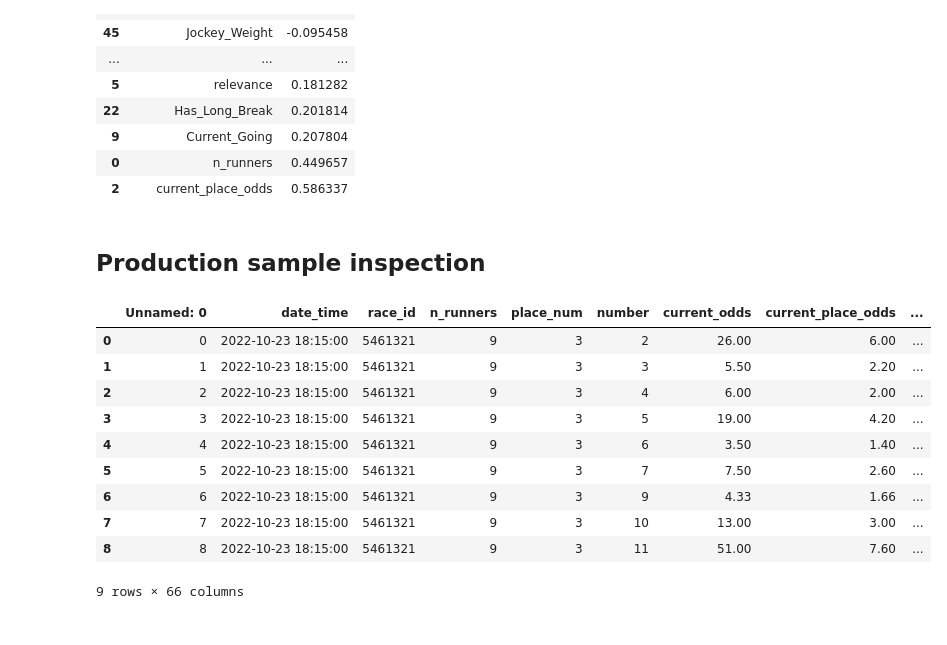
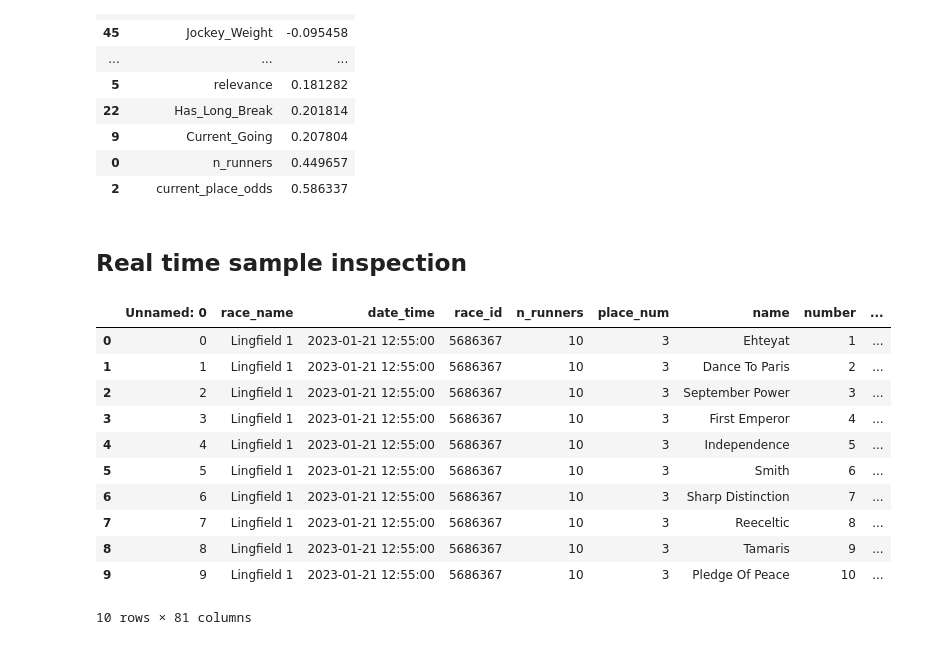
Before and after one commit to Dateb/WageringSystem, a Jupyter notebook: notebooks/EDA.ipynb, the cells around one changed output. Saved outputs shown, nothing was run; the diff lists cells and outputs as text; code cells hidden in the pictures.

```diff
--- a/notebooks/EDA.ipynb
+++ b/notebooks/EDA.ipynb
@@ -145,22 +145,23 @@ See the caveats in the documentation: https://pandas.pydata.org/pandas-docs/stab
 | 0 | n_runners | 0.449657 |
 | 2 | current_place_odds | 0.586337 |
 # %% [markdown]
-## Production sample inspection
+## Real time sample inspection
 # %%
 import pandas as pd
 
-production_race_df = pd.read_csv("../data/production_race_5461321.csv")
+real_time_sample_df = pd.read_csv("../data/logs/samples/real_time_5686367")
 
-production_race_df
+real_time_sample_df
 # %% [output]
-|  | Unnamed: 0 | date_time | race_id | n_runners | place_num | number | current_odds | current_place_odds | ... |
-| 0 | 0 | 2022-10-23 18:15:00 | 5461321 | 9 | 3 | 2 | 26.00 | 6.00 | ... |
-| 1 | 1 | 2022-10-23 18:15:00 | 5461321 | 9 | 3 | 3 | 5.50 | 2.20 | ... |
-| 2 | 2 | 2022-10-23 18:15:00 | 5461321 | 9 | 3 | 4 | 6.00 | 2.00 | ... |
-| 3 | 3 | 2022-10-23 18:15:00 | 5461321 | 9 | 3 | 5 | 19.00 | 4.20 | ... |
-| 4 | 4 | 2022-10-23 18:15:00 | 5461321 | 9 | 3 | 6 | 3.50 | 1.40 | ... |
-| 5 | 5 | 2022-10-23 18:15:00 | 5461321 | 9 | 3 | 7 | 7.50 | 2.60 | ... |
-| 6 | 6 | 2022-10-23 18:15:00 | 5461321 | 9 | 3 | 9 | 4.33 | 1.66 | ... |
-| 7 | 7 | 2022-10-23 18:15:00 | 5461321 | 9 | 3 | 10 | 13.00 | 3.00 | ... |
-| 8 | 8 | 2022-10-23 18:15:00 | 5461321 | 9 | 3 | 11 | 51.00 | 7.60 | ... |
+|  | Unnamed: 0 | race_name | date_time | race_id | n_runners | place_num | name | number | ... |
+| 0 | 0 | Lingfield 1 | 2023-01-21 12:55:00 | 5686367 | 10 | 3 | Ehteyat | 1 | ... |
+| 1 | 1 | Lingfield 1 | 2023-01-21 12:55:00 | 5686367 | 10 | 3 | Dance To Paris | 2 | ... |
+| 2 | 2 | Lingfield 1 | 2023-01-21 12:55:00 | 5686367 | 10 | 3 | September Power | 3 | ... |
+| 3 | 3 | Lingfield 1 | 2023-01-21 12:55:00 | 5686367 | 10 | 3 | First Emperor | 4 | ... |
+| 4 | 4 | Lingfield 1 | 2023-01-21 12:55:00 | 5686367 | 10 | 3 | Independence | 5 | ... |
+| 5 | 5 | Lingfield 1 | 2023-01-21 12:55:00 | 5686367 | 10 | 3 | Smith | 6 | ... |
+| 6 | 6 | Lingfield 1 | 2023-01-21 12:55:00 | 5686367 | 10 | 3 | Sharp Distinction | 7 | ... |
+| 7 | 7 | Lingfield 1 | 2023-01-21 12:55:00 | 5686367 | 10 | 3 | Reeceltic | 8 | ... |
+| 8 | 8 | Lingfield 1 | 2023-01-21 12:55:00 | 5686367 | 10 | 3 | Tamaris | 9 | ... |
+| 9 | 9 | Lingfield 1 | 2023-01-21 12:55:00 | 5686367 | 10 | 3 | Pledge Of Peace | 10 | ... |
-9 rows × 66 columns
+10 rows × 81 columns
```
Also changed, not shown: 10 other files.
